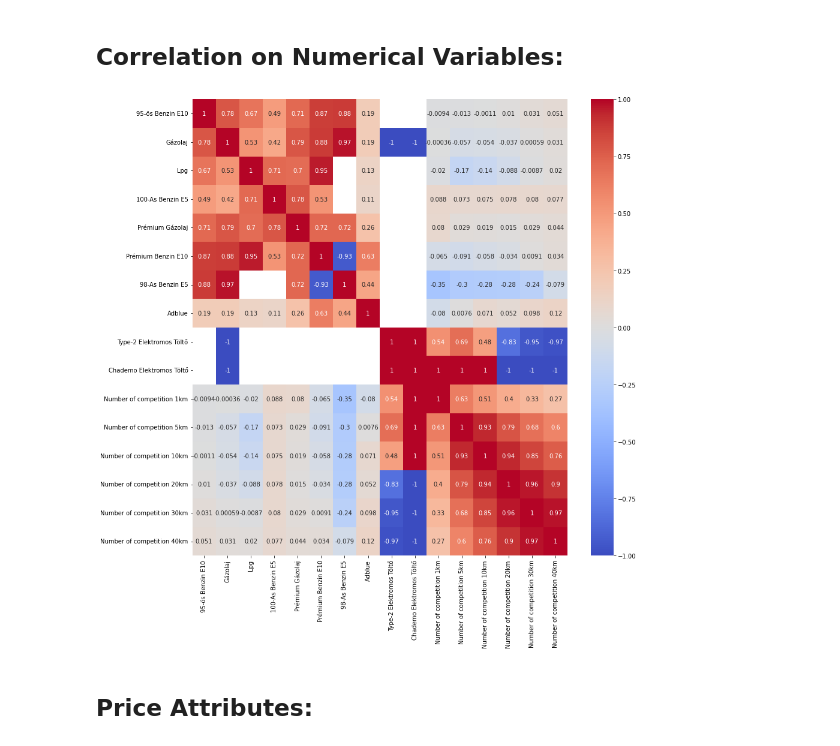
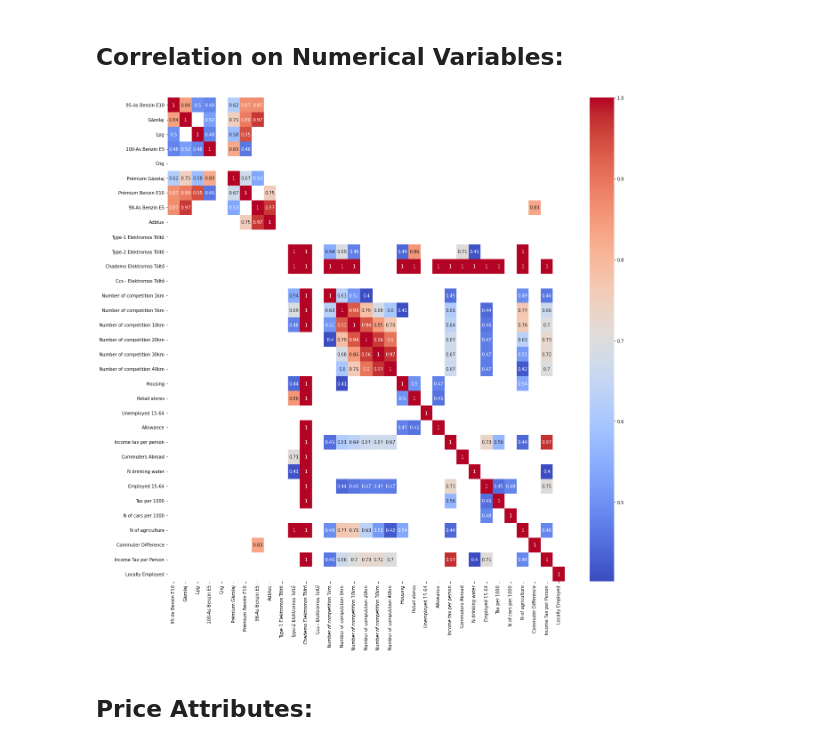
Before and after one commit to csabamedgyes/Hungarian-Gas-Market-Analysis, a Jupyter notebook: [HUN_Fuel3]data_analysis.ipynb, the cells around one changed output. Cells and saved outputs as stored; diff of their text form; code cells hidden in the pictures.

```diff
--- a/[HUN_Fuel3]data_analysis.ipynb
+++ b/[HUN_Fuel3]data_analysis.ipynb
@@ -27,5 +27,8 @@ from scipy.stats import chi2_contingency
 
 We will only keep the columns that we need.
 # %%
-gas_stations = pd.read_csv('Gas_Stations_04_06.csv')
+gas_stations = pd.read_csv('[HUN_FUEL]04_23.csv')
 gas_stations['Franchise (or private)'] = gas_stations['Franchise (or private)'].replace('Mobil Gáz', 'Magán')
+# %%
+gas_stations = gas_stations.loc[:, ~gas_stations.columns.isin(['1km','5km','10km','20km','30km','40km'])]
+gas_stations.columns
@@ -32,9 +52,4 @@ gas_stations['Franchise (or private)'] = gas_stations['Franchise (or private)'].
 # %%
-gas_stations = gas_stations[['City', 'Post Code','Franchise (or private)', 'Highway','95-ös Benzin E10', 'Gázolaj', 'Lpg',
-       '100-As Benzin E5', 'Cng', 'Prémium Gázolaj', 'Prémium Benzin E10','98-As Benzin E5', 'Adblue', 'Type-1 Elektromos Töltő',
-       'Type-2 Elektromos Töltő', 'Chademo Elektromos Töltő','Ccs - Elektromos Töltő', 'Number of competition 1km','Number of competition 5km',
-                            'Number of competition 10km','Number of competition 20km', 'Number of competition 30km', 'Number of competition 40km']]
-
 gas_stations[['City', 'Post Code','Franchise (or private)', 'Highway']] = gas_stations[['City', 'Post Code','Franchise (or private)', 'Highway']].astype('category')
 
 radius = ['Number of competition 1km','Number of competition 5km','Number of competition 10km','Number of competition 20km', 'Number of competition 30km', 'Number of competition 40km']
@@ -301,23 +316,15 @@ plt.show()
 # %% [markdown]
 ## Correlation on Numerical Variables:
 # %%
-numerical = ['95-ös Benzin E10', 'Gázolaj', 'Lpg', '100-As Benzin E5',
-       'Prémium Gázolaj', 'Prémium Benzin E10', '98-As Benzin E5', 'Adblue',
-        'Type-2 Elektromos Töltő',
-       'Chademo Elektromos Töltő',
-       'Number of competition 1km', 'Number of competition 5km',
-       'Number of competition 10km', 'Number of competition 20km',
-       'Number of competition 30km', 'Number of competition 40km']
-
-float_val = gas_stations[numerical]
+float_val = gas_stations.loc[:, ~gas_stations.columns.isin(cat_val)]
 corr = float_val.corr()
-fig, ax = plt.subplots(figsize=(14, 14))
-sns.heatmap(corr, annot=True, cmap='coolwarm')
+fig, ax = plt.subplots(figsize=(20, 20))
+sns.heatmap(corr, annot=True, cmap='coolwarm',mask=(corr <= 0.4))
 
 # Show the plot
 plt.show()
 # %% [output]
-[figure, old version]
+[figure, new version]
 # %% [markdown]
 ## Price Attributes:
 # %%
```
Also changed, not shown: parts of 17 cells of this notebook, 2 other files.
